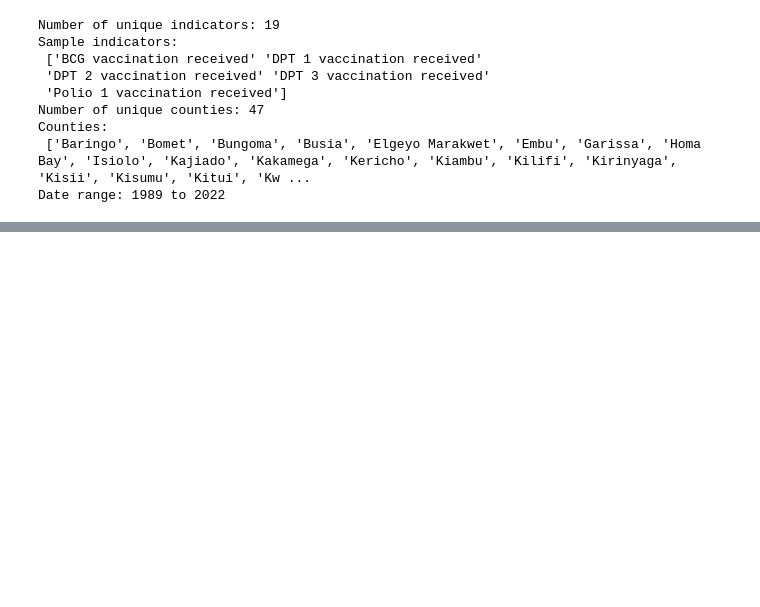
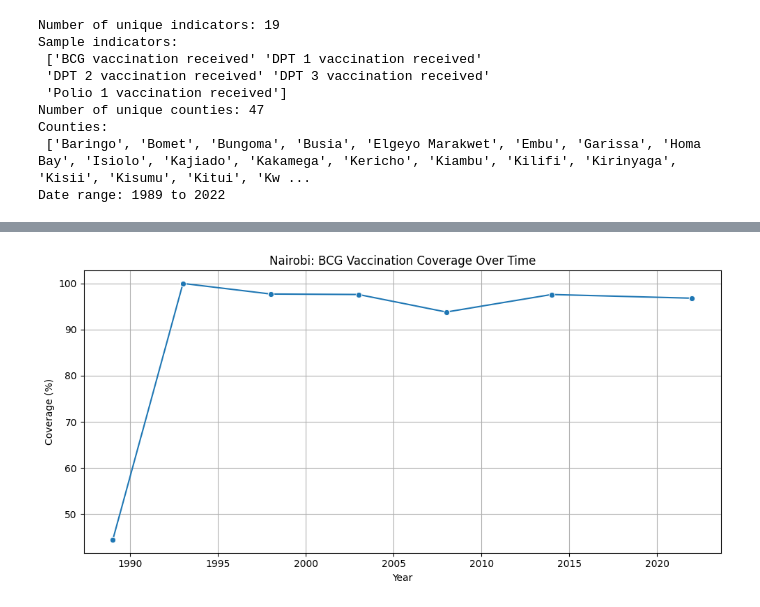
Before and after one commit to samwanyua/kenya-immunization-dashboard, a Jupyter notebook: notebooks/eda_immunization.ipynb, the cells around one changed output, grey strips where cells are left out. Saved outputs shown, nothing was run; the diff lists cells and outputs as text; code cells hidden in the pictures; blank space fills up the shorter version.

```diff
--- a/notebooks/eda_immunization.ipynb
+++ b/notebooks/eda_immunization.ipynb
@@ -104,0 +164,13 @@ Date range: 1989 to 2022
+# %%
+nairobi = data[(data['County'] == 'Nairobi') & (data['Indicator'] == 'BCG vaccination received')]
+
+plt.figure(figsize=(10, 5))
+sns.lineplot(data=nairobi, x='Date', y='Value', marker='o')
+plt.title('Nairobi: BCG Vaccination Coverage Over Time')
+plt.xlabel('Year')
+plt.ylabel('Coverage (%)')
+plt.grid(True)
+plt.tight_layout()
+plt.show()
+# %% [output]
+[figure, added]
```
Also changed, not shown: parts of 5 cells of this notebook.
